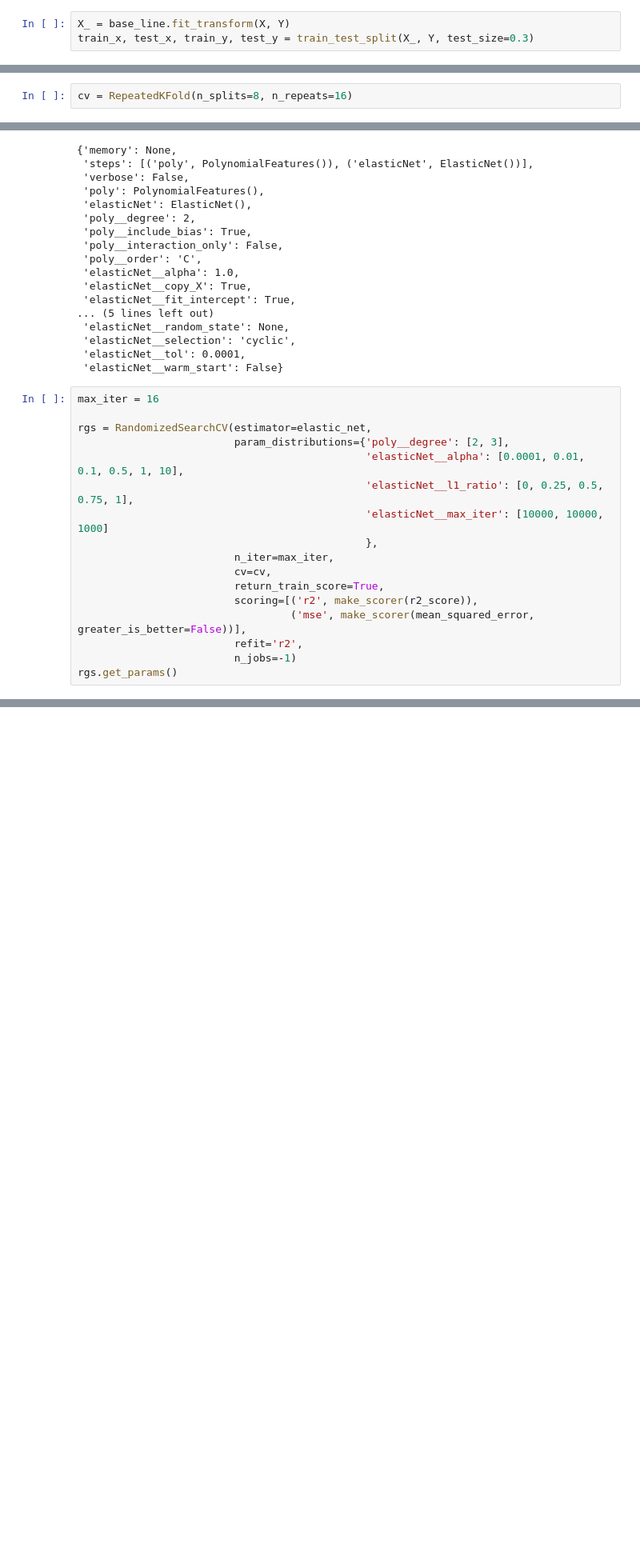
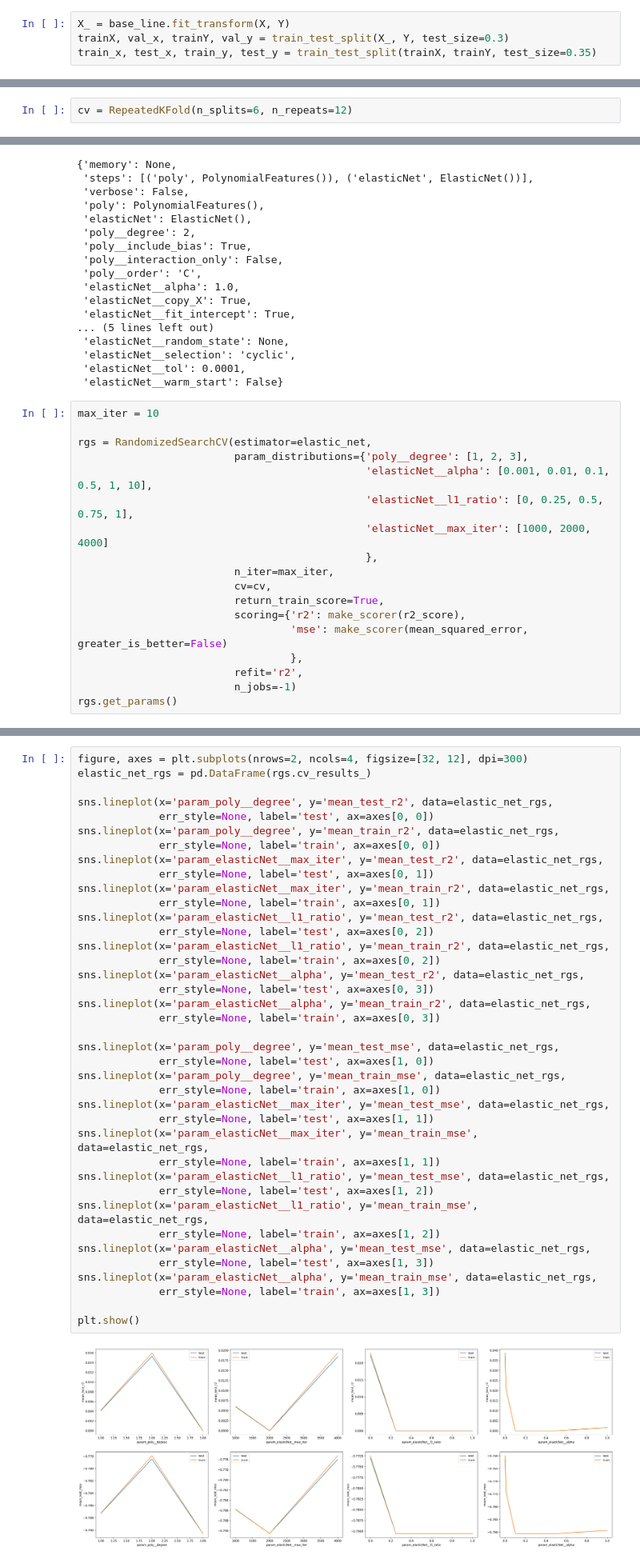
Before and after one commit to ashen007/tabularSeries-Feb-2021, a Jupyter notebook: models/models.ipynb, the cells around one changed output, grey strips where cells are left out. Shown at 80% size. Drawn from its saved outputs; the diff is of its cells as text; blank space fills up the shorter version.

Commit message:
elastic net model first randomized search results

```diff
--- a/models/models.ipynb
+++ b/models/models.ipynb
@@ -115,4 +115,5 @@ base_line.get_params()
  'feature_selection__score_func': <function sklearn.feature_selection._mutual_info.mutual_info_regression(X, y, *, discrete_features='auto', n_neighbors=3, copy=True, random_state=None)>}
 # %%
 X_ = base_line.fit_transform(X, Y)
-train_x, test_x, train_y, test_y = train_test_split(X_, Y, test_size=0.3)
+trainX, val_x, trainY, val_y = train_test_split(X_, Y, test_size=0.3)
+train_x, test_x, train_y, test_y = train_test_split(trainX, trainY, test_size=0.35)
@@ -119,5 +133,5 @@ train_x, test_x, train_y, test_y = train_test_split(X_, Y, test_size=0.3)
 # %%
-cv = RepeatedKFold(n_splits=8, n_repeats=16)
+cv = RepeatedKFold(n_splits=6, n_repeats=12)
 # %% [markdown]
 - linear models
 # %%
@@ -143,19 +157,20 @@ elastic_net.get_params()
  'elasticNet__tol': 0.0001,
  'elasticNet__warm_start': False}
 # %%
-max_iter = 16
+max_iter = 10
 
 rgs = RandomizedSearchCV(estimator=elastic_net,
-                         param_distributions={'poly__degree': [2, 3],
-                                              'elasticNet__alpha': [0.0001, 0.01, 0.1, 0.5, 1, 10],
+                         param_distributions={'poly__degree': [1, 2, 3],
+                                              'elasticNet__alpha': [0.001, 0.01, 0.1, 0.5, 1, 10],
                                               'elasticNet__l1_ratio': [0, 0.25, 0.5, 0.75, 1],
-                                              'elasticNet__max_iter': [10000, 10000, 1000]
+                                              'elasticNet__max_iter': [1000, 2000, 4000]
                                               },
                          n_iter=max_iter,
                          cv=cv,
                          return_train_score=True,
-                         scoring=[('r2', make_scorer(r2_score)),
-                                  ('mse', make_scorer(mean_squared_error, greater_is_better=False))],
+                         scoring={'r2': make_scorer(r2_score),
+                                  'mse': make_scorer(mean_squared_error, greater_is_better=False)
+                                  },
                          refit='r2',
                          n_jobs=-1)
 rgs.get_params()
@@ -181,0 +239,41 @@ rgs.fit(train_x, train_y)
+# %%
+figure, axes = plt.subplots(nrows=2, ncols=4, figsize=[32, 12], dpi=300)
+elastic_net_rgs = pd.DataFrame(rgs.cv_results_)
+
+sns.lineplot(x='param_poly__degree', y='mean_test_r2', data=elastic_net_rgs,
+             err_style=None, label='test', ax=axes[0, 0])
+sns.lineplot(x='param_poly__degree', y='mean_train_r2', data=elastic_net_rgs,
+             err_style=None, label='train', ax=axes[0, 0])
+sns.lineplot(x='param_elasticNet__max_iter', y='mean_test_r2', data=elastic_net_rgs,
+             err_style=None, label='test', ax=axes[0, 1])
+sns.lineplot(x='param_elasticNet__max_iter', y='mean_train_r2', data=elastic_net_rgs,
+             err_style=None, label='train', ax=axes[0, 1])
+sns.lineplot(x='param_elasticNet__l1_ratio', y='mean_test_r2', data=elastic_net_rgs,
+             err_style=None, label='test', ax=axes[0, 2])
+sns.lineplot(x='param_elasticNet__l1_ratio', y='mean_train_r2', data=elastic_net_rgs,
+             err_style=None, label='train', ax=axes[0, 2])
+sns.lineplot(x='param_elasticNet__alpha', y='mean_test_r2', data=elastic_net_rgs,
+             err_style=None, label='test', ax=axes[0, 3])
+sns.lineplot(x='param_elasticNet__alpha', y='mean_train_r2', data=elastic_net_rgs,
+             err_style=None, label='train', ax=axes[0, 3])
+
+sns.lineplot(x='param_poly__degree', y='mean_test_mse', data=elastic_net_rgs,
+             err_style=None, label='test', ax=axes[1, 0])
+sns.lineplot(x='param_poly__degree', y='mean_train_mse', data=elastic_net_rgs,
+             err_style=None, label='train', ax=axes[1, 0])
+sns.lineplot(x='param_elasticNet__max_iter', y='mean_test_mse', data=elastic_net_rgs,
+             err_style=None, label='test', ax=axes[1, 1])
+sns.lineplot(x='param_elasticNet__max_iter', y='mean_train_mse', data=elastic_net_rgs,
+             err_style=None, label='train', ax=axes[1, 1])
+sns.lineplot(x='param_elasticNet__l1_ratio', y='mean_test_mse', data=elastic_net_rgs,
+             err_style=None, label='test', ax=axes[1, 2])
+sns.lineplot(x='param_elasticNet__l1_ratio', y='mean_train_mse', data=elastic_net_rgs,
+             err_style=None, label='train', ax=axes[1, 2])
+sns.lineplot(x='param_elasticNet__alpha', y='mean_test_mse', data=elastic_net_rgs,
+             err_style=None, label='test', ax=axes[1, 3])
+sns.lineplot(x='param_elasticNet__alpha', y='mean_train_mse', data=elastic_net_rgs,
+             err_style=None, label='train', ax=axes[1, 3])
+
+plt.show()
+# %% [output]
+[figure, added]
```
Also changed, not shown: parts of 6 cells of this notebook.
